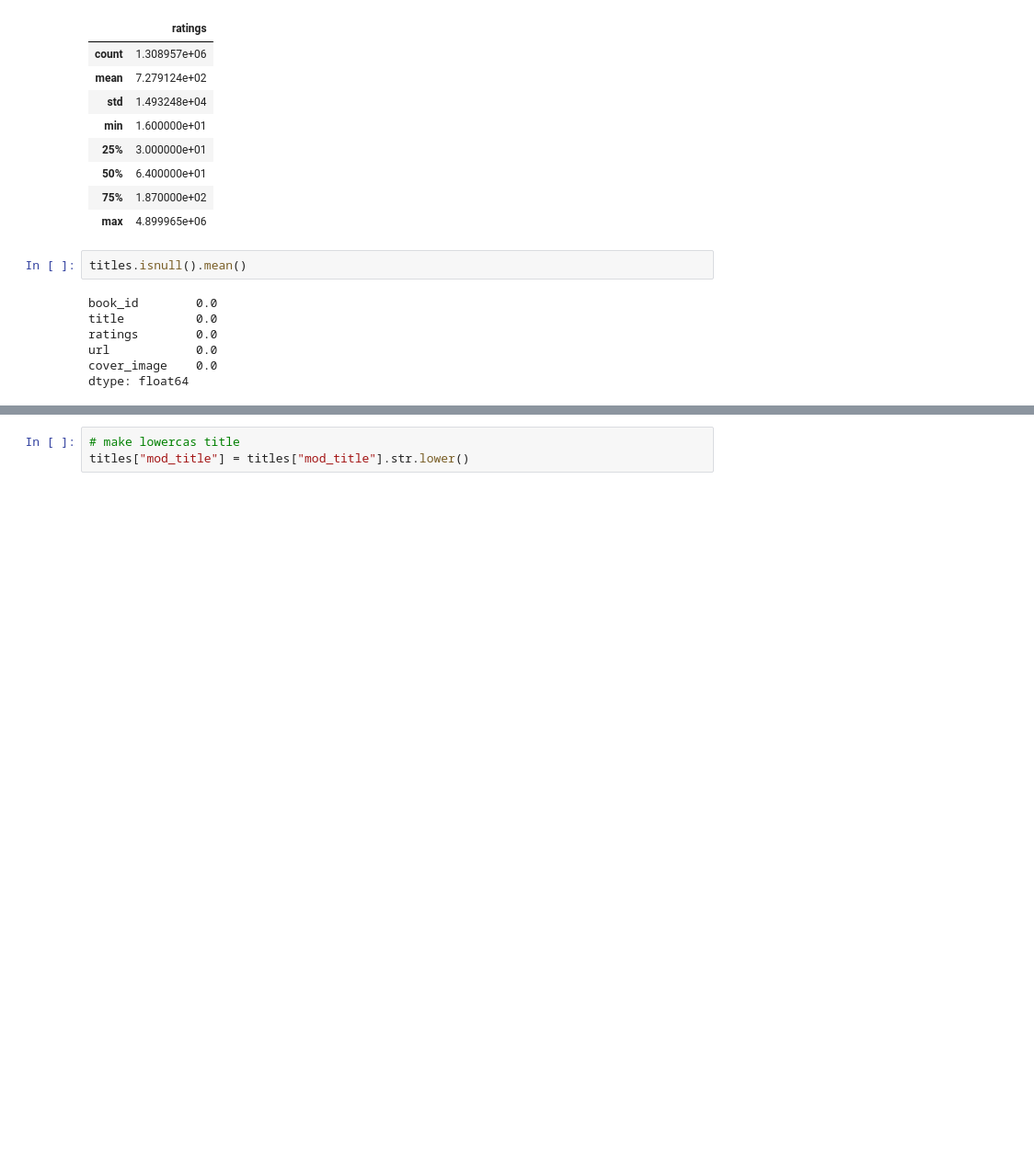
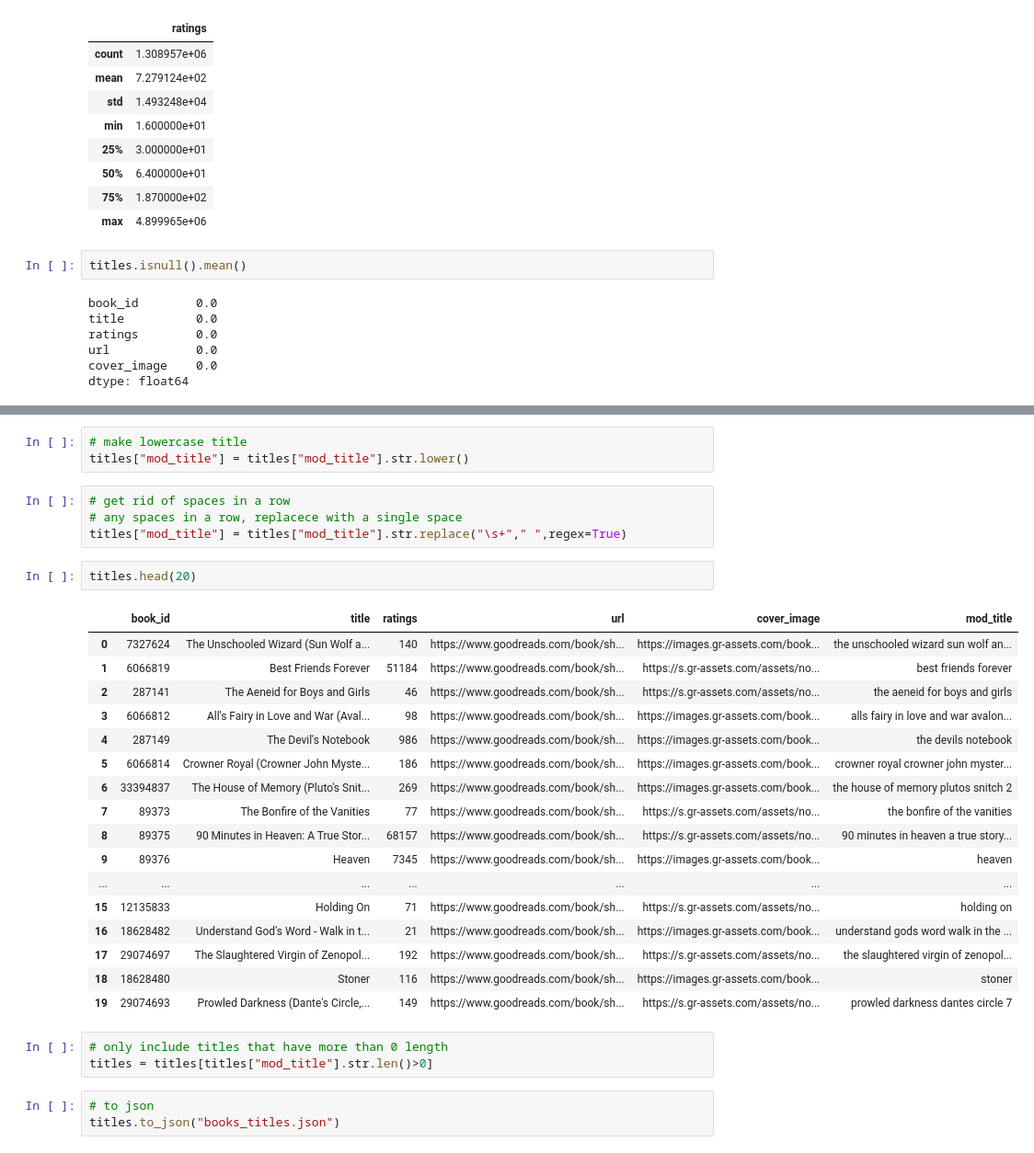
Before and after one commit to TROISTROIS/BOOK-RECOMMENDATION-SYSTEM, a Jupyter notebook: book-recommendation-system.ipynb, the cells around one changed output, grey strips where cells are left out. Shown at 92% size. Saved outputs shown, nothing was run; the diff lists cells and outputs as text; blank space fills up the shorter version.

Commit message:
Kaggle Notebook | Book Recommendation System | Modify title

```diff
--- a/book-recommendation-system.ipynb
+++ b/book-recommendation-system.ipynb
@@ -191,3 +194,33 @@ titles.head(15)
 # %%
-# make lowercas title
+# make lowercase title
 titles["mod_title"] = titles["mod_title"].str.lower()
+# %%
+# get rid of spaces in a row
+# any spaces in a row, replacece with a single space
+titles["mod_title"] = titles["mod_title"].str.replace("\s+"," ",regex=True)
+# %%
+titles.head(20)
+# %% [output]
+|  | book_id | title | ratings | url | cover_image | mod_title |
+| 0 | 7327624 | The Unschooled Wizard (Sun Wolf a... | 140 | https://www.goodreads.com/book/sh... | https://images.gr-assets.com/book... | the unschooled wizard sun wolf an... |
+| 1 | 6066819 | Best Friends Forever | 51184 | https://www.goodreads.com/book/sh... | https://s.gr-assets.com/assets/no... | best friends forever |
+| 2 | 287141 | The Aeneid for Boys and Girls | 46 | https://www.goodreads.com/book/sh... | https://s.gr-assets.com/assets/no... | the aeneid for boys and girls |
+| 3 | 6066812 | All's Fairy in Love and War (Aval... | 98 | https://www.goodreads.com/book/sh... | https://images.gr-assets.com/book... | alls fairy in love and war avalon... |
+| 4 | 287149 | The Devil's Notebook | 986 | https://www.goodreads.com/book/sh... | https://images.gr-assets.com/book... | the devils notebook |
+| 5 | 6066814 | Crowner Royal (Crowner John Myste... | 186 | https://www.goodreads.com/book/sh... | https://images.gr-assets.com/book... | crowner royal crowner john myster... |
+| 6 | 33394837 | The House of Memory (Pluto's Snit... | 269 | https://www.goodreads.com/book/sh... | https://images.gr-assets.com/book... | the house of memory plutos snitch 2 |
+| 7 | 89373 | The Bonfire of the Vanities | 77 | https://www.goodreads.com/book/sh... | https://s.gr-assets.com/assets/no... | the bonfire of the vanities |
+| 8 | 89375 | 90 Minutes in Heaven: A True Stor... | 68157 | https://www.goodreads.com/book/sh... | https://s.gr-assets.com/assets/no... | 90 minutes in heaven a true story... |
+| 9 | 89376 | Heaven | 7345 | https://www.goodreads.com/book/sh... | https://images.gr-assets.com/book... | heaven |
+| ... | ... | ... | ... | ... | ... | ... |
+| 15 | 12135833 | Holding On | 71 | https://www.goodreads.com/book/sh... | https://s.gr-assets.com/assets/no... | holding on |
+| 16 | 18628482 | Understand God's Word - Walk in t... | 21 | https://www.goodreads.com/book/sh... | https://images.gr-assets.com/book... | understand gods word walk in the ... |
+| 17 | 29074697 | The Slaughtered Virgin of Zenopol... | 192 | https://www.goodreads.com/book/sh... | https://s.gr-assets.com/assets/no... | the slaughtered virgin of zenopol... |
+| 18 | 18628480 | Stoner | 116 | https://www.goodreads.com/book/sh... | https://images.gr-assets.com/book... | stoner |
+| 19 | 29074693 | Prowled Darkness (Dante's Circle,... | 149 | https://www.goodreads.com/book/sh... | https://s.gr-assets.com/assets/no... | prowled darkness dantes circle 7 |
+# %%
+# only include titles that have more than 0 length
+titles = titles[titles["mod_title"].str.len()>0]
+# %%
+# to json
+titles.to_json("books_titles.json")
```
Also changed, not shown: parts of 5 cells of this notebook.
